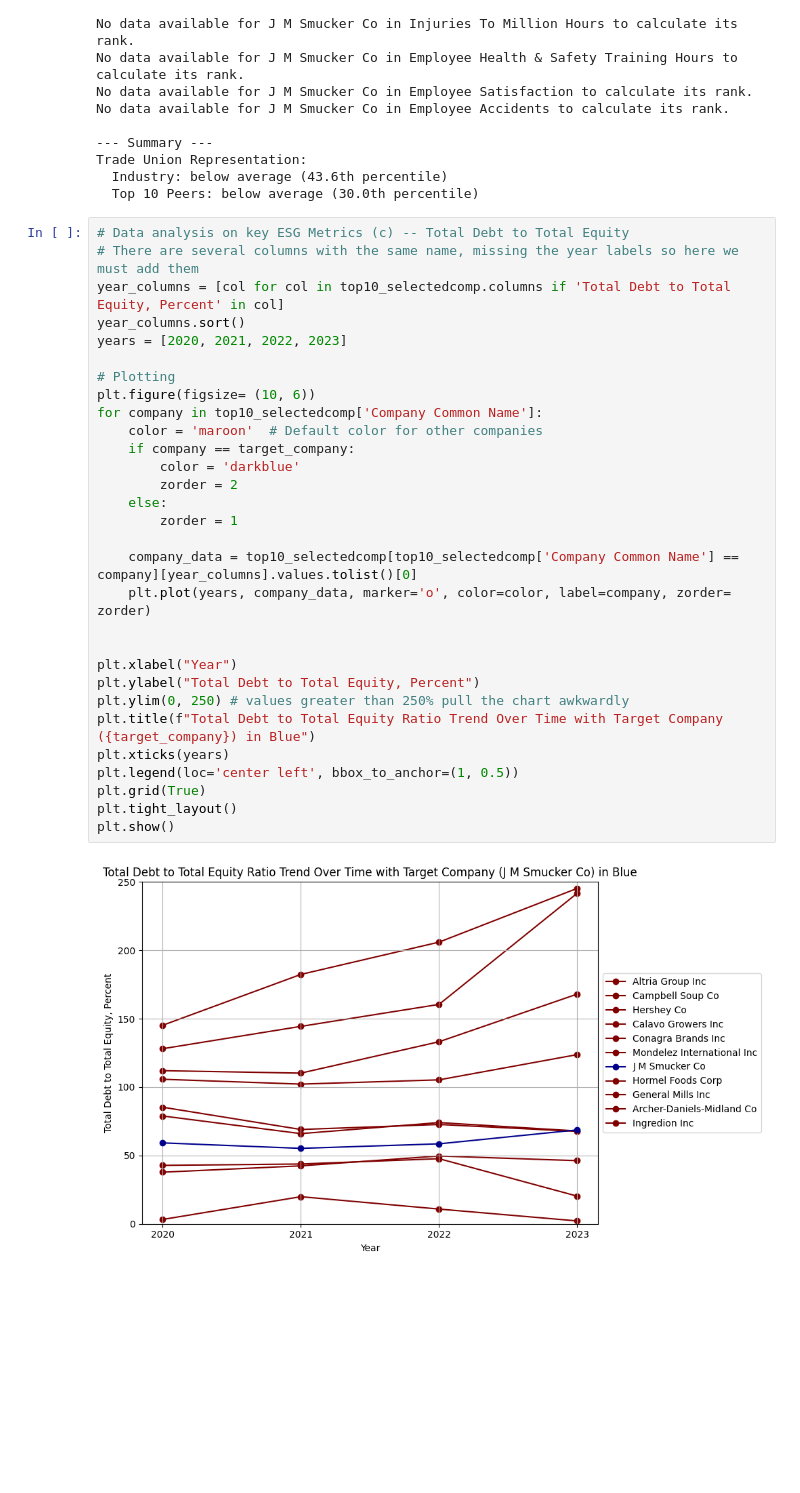
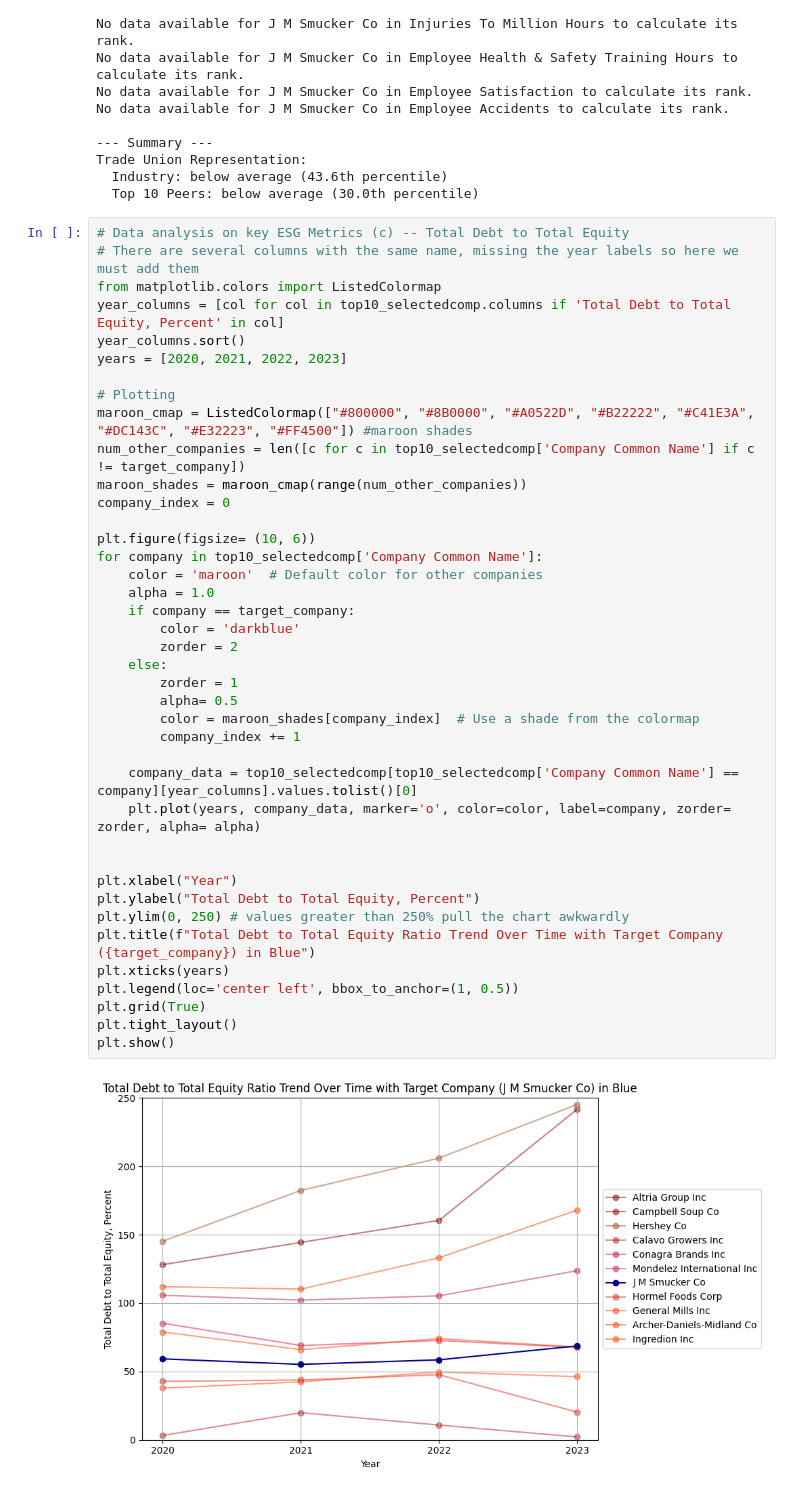
Before and after one commit to neil-stein/ESG_analysis, a Jupyter notebook: hw1_esg_NS.ipynb, the cells around one changed output. Drawn from its saved outputs; the diff is of its cells as text; blank space fills up the shorter version.

```diff
--- a/hw1_esg_NS.ipynb
+++ b/hw1_esg_NS.ipynb
@@ -286,32 +286,42 @@ Trade Union Representation:
 # %%
 # Data analysis on key ESG Metrics (c) -- Total Debt to Total Equity
 # There are several columns with the same name, missing the year labels so here we must add them
+from matplotlib.colors import ListedColormap
 year_columns = [col for col in top10_selectedcomp.columns if 'Total Debt to Total Equity, Percent' in col]
 year_columns.sort()
 years = [2020, 2021, 2022, 2023]
 
 # Plotting
+maroon_cmap = ListedColormap(["#800000", "#8B0000", "#A0522D", "#B22222", "#C41E3A", "#DC143C", "#E32223", "#FF4500"]) #maroon shades
+num_other_companies = len([c for c in top10_selectedcomp['Company Common Name'] if c != target_company])
+maroon_shades = maroon_cmap(range(num_other_companies))
+company_index = 0
+
 plt.figure(figsize= (10, 6))
 for company in top10_selectedcomp['Company Common Name']:
     color = 'maroon'  # Default color for other companies
+    alpha = 1.0
     if company == target_company:
         color = 'darkblue'
         zorder = 2
     else:
         zorder = 1
+        alpha= 0.5
+        color = maroon_shades[company_index]  # Use a shade from the colormap
+        company_index += 1
 
     company_data = top10_selectedcomp[top10_selectedcomp['Company Common Name'] == company][year_columns].values.tolist()[0]
-    plt.plot(years, company_data, marker='o', color=color, label=company, zorder= zorder)
+    plt.plot(years, company_data, marker='o', color=color, label=company, zorder= zorder, alpha= alpha)
 
 
 plt.xlabel("Year")
 plt.ylabel("Total Debt to Total Equity, Percent")
 plt.ylim(0, 250) # values greater than 250% pull the chart awkwardly
 plt.title(f"Total Debt to Total Equity Ratio Trend Over Time with Target Company ({target_company}) in Blue")
 plt.xticks(years)
 plt.legend(loc='center left', bbox_to_anchor=(1, 0.5))
 plt.grid(True)
 plt.tight_layout()
 plt.show()
 # %% [output]
-[figure, old version]
+[figure, new version]
```
Also changed, not shown: 1 other file.
